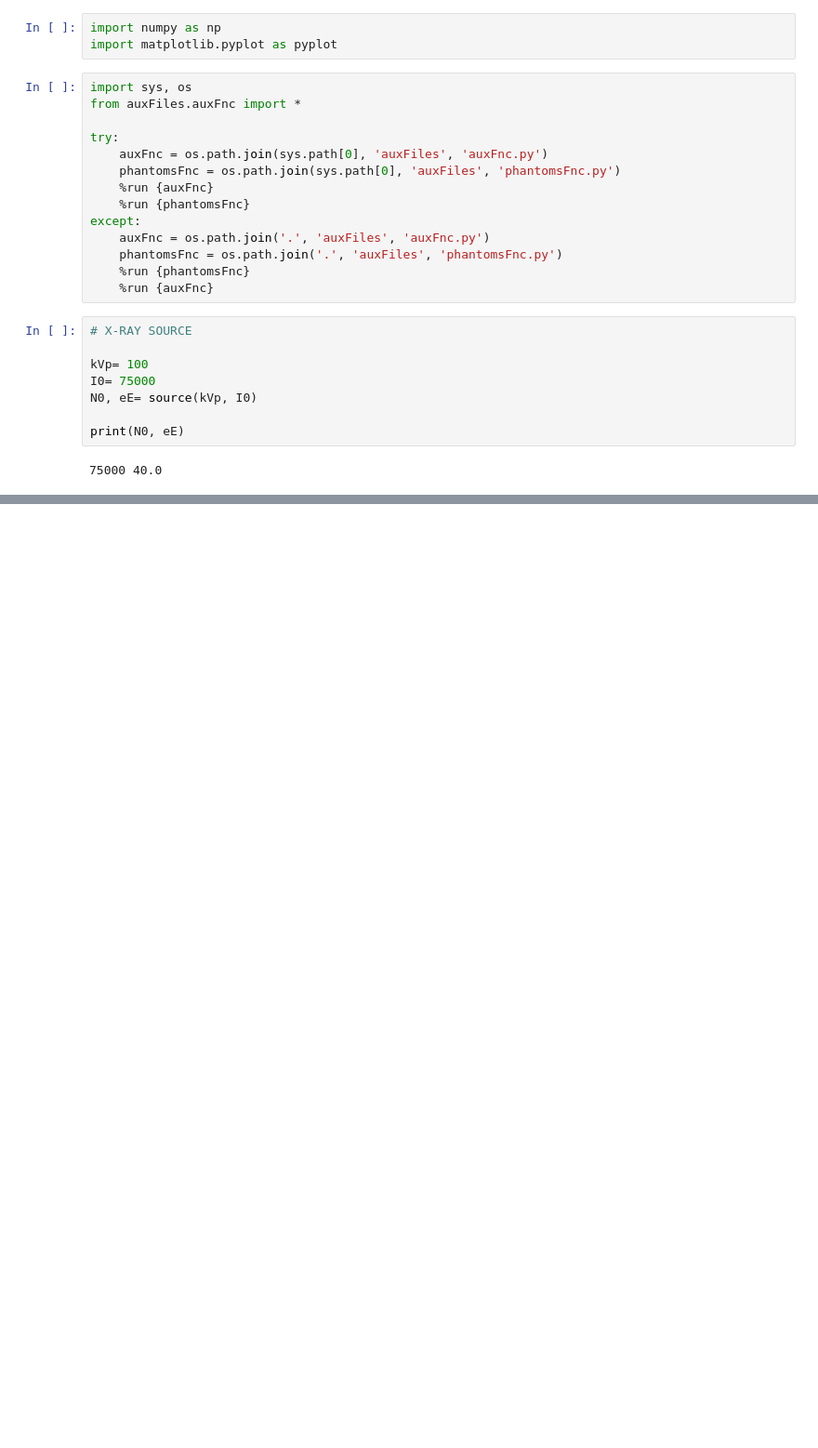
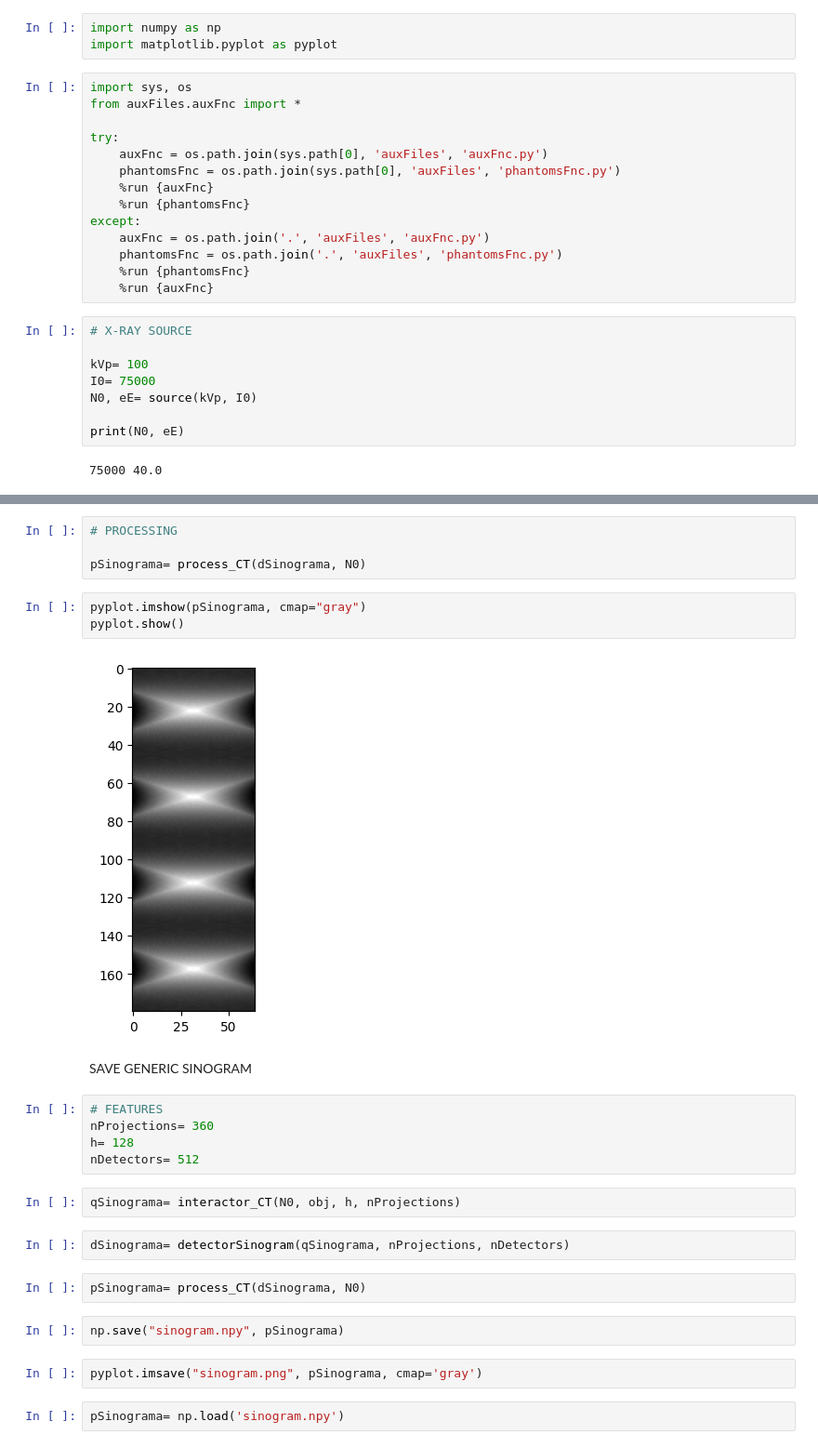
Before and after one commit to Leo00010011/IPBMI_Notebooks, a Jupyter notebook: E7/IPBMA_7_CT Sinogram.ipynb, the cells around one changed output, grey strips where cells are left out. Shown: that part at 93% size. Saved outputs shown, nothing was run; the diff lists cells and outputs as text; blank space fills up the shorter version.

```diff
--- a/E7/IPBMA_7_CT Sinogram.ipynb
+++ b/E7/IPBMA_7_CT Sinogram.ipynb
@@ -63,0 +60,28 @@ qSinograma= interactor_CT(N0, obj, h, nProjections)
+# %%
+# PROCESSING
+
+pSinograma= process_CT(dSinograma, N0)
+# %%
+pyplot.imshow(pSinograma, cmap="gray")
+pyplot.show()
+# %% [output]
+[figure, added]
+# %% [markdown]
+SAVE GENERIC SINOGRAM
+# %%
+# FEATURES
+nProjections= 360
+h= 128
+nDetectors= 512
+# %%
+qSinograma= interactor_CT(N0, obj, h, nProjections)
+# %%
+dSinograma= detectorSinogram(qSinograma, nProjections, nDetectors)
+# %%
+pSinograma= process_CT(dSinograma, N0)
+# %%
+np.save("sinogram.npy", pSinograma)
+# %%
+pyplot.imsave("sinogram.png", pSinograma, cmap='gray')
+# %%
+pSinograma= np.load('sinogram.npy')
```
Also changed, not shown: parts of 6 cells of this notebook, 7 other files.
